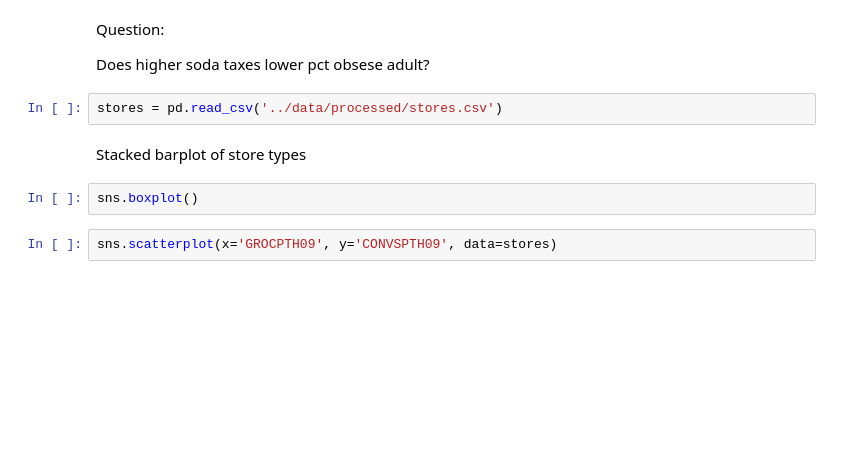
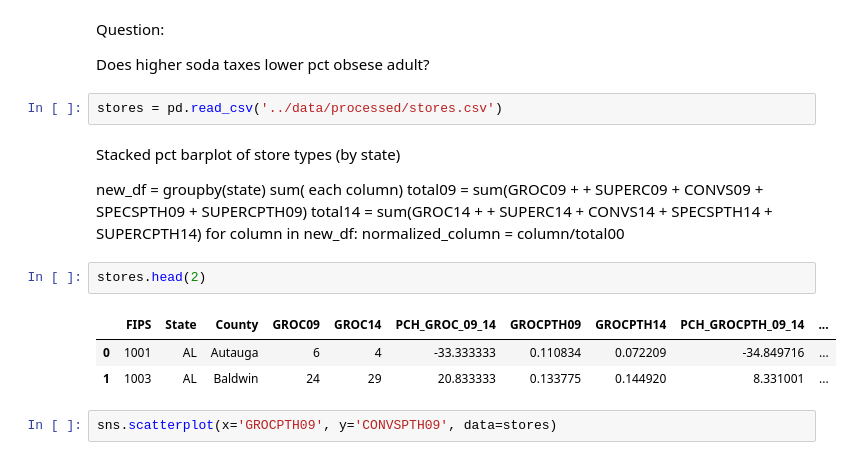
Before and after one commit to chriscross00/projects, a Jupyter notebook: food_security/notebooks/eda.ipynb, the cells around one changed output. Drawn from its saved outputs; the diff is of its cells as text; blank space fills up the shorter version.

```diff
--- a/food_security/notebooks/eda.ipynb
+++ b/food_security/notebooks/eda.ipynb
@@ -252,10 +251,21 @@ Question:
 Does higher soda taxes lower pct obsese adult?
 # %%
 stores = pd.read_csv('../data/processed/stores.csv')
-# %% [markdown]
-Stacked barplot of store types
-# %%
-sns.boxplot()
+# %% [markdown]
+Stacked pct barplot of store types (by state)
+
+
+new_df = groupby(state) sum( each column)
+total09 = sum(GROC09 +  + SUPERC09  + CONVS09 + SPECSPTH09 + SUPERCPTH09)
+total14 = sum(GROC14 +  + SUPERC14  + CONVS14 + SPECSPTH14 + SUPERCPTH14)
+for column in new_df:
+    normalized_column = column/total00
+# %%
+stores.head(2)
+# %% [output]
+|  | FIPS | State | County | GROC09 | GROC14 | PCH_GROC_09_14 | GROCPTH09 | GROCPTH14 | PCH_GROCPTH_09_14 | ... |
+| 0 | 1001 | AL | Autauga | 6 | 4 | -33.333333 | 0.110834 | 0.072209 | -34.849716 | ... |
+| 1 | 1003 | AL | Baldwin | 24 | 29 | 20.833333 | 0.133775 | 0.144920 | 8.331001 | ... |
 # %%
 sns.scatterplot(x='GROCPTH09', y='CONVSPTH09', data=stores)
 # %% [output]
```
Also changed, not shown: parts of 2 cells of this notebook.
